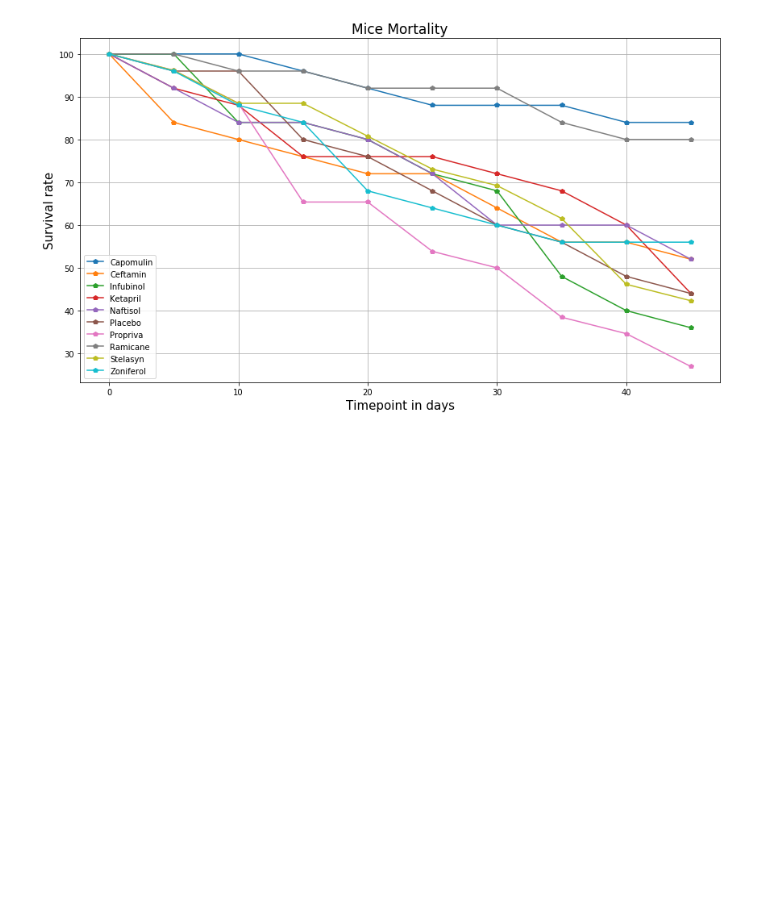
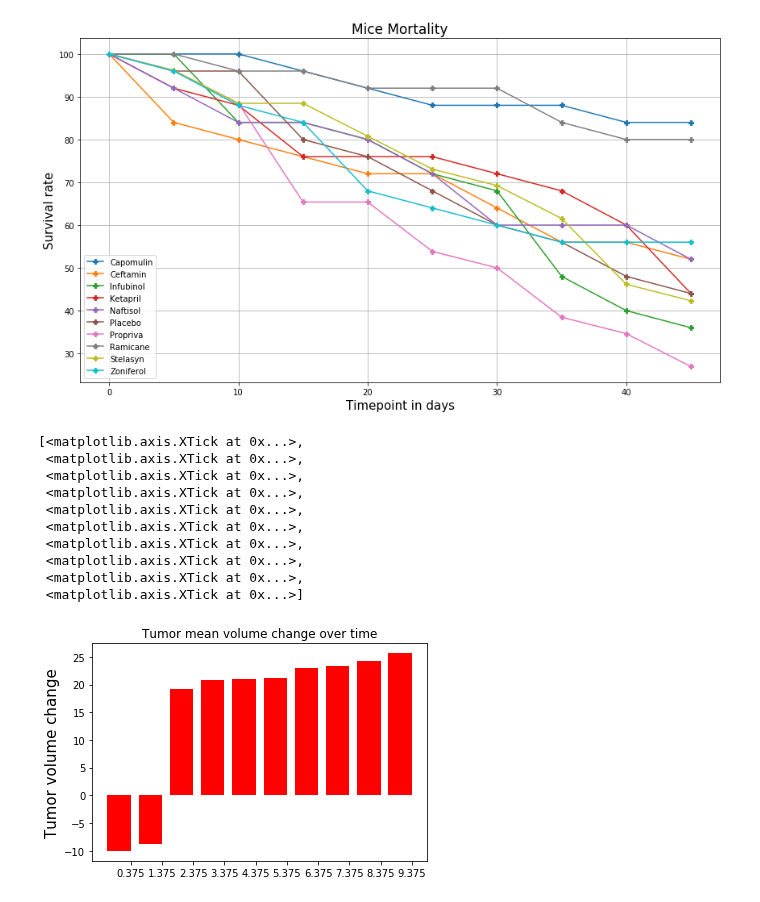
Before and after one commit to hvannia/Pymaceutical, a Jupyter notebook: pymaceuticals.ipynb, the cells around one changed output. Drawn from its saved outputs; the diff is of its cells as text; code cells hidden in the pictures; blank space fills up the shorter version.

```diff
--- a/pymaceuticals.ipynb
+++ b/pymaceuticals.ipynb
@@ -168,3 +168,32 @@ plt.savefig("Images/MiceMortaliy.png")
 plt.show()
 # %% [output]
 [figure]
+# %%
+### % TUMOR VOLUME CHANGE PER DRUG ###
+# change : max mean tumor volume - min mean tumor volume
+# negative number is reduction, positive is increment
+change= ( pivotedMeanTVdf.iloc[9,:] - pivotedMeanTVdf.iloc[0,:])
+sortedchange=change.sort_values()
+ranged=[sortedchange.max(),sortedchange.min()]
+barcount=len(sortedchange)
+ind = np.arange(barcount)  # the x locations for the groups
+width = 0.75       # the width of the bars
+# %%
+fig, ax = plt.subplots()
+rects1 = ax.bar(ind,sortedchange, width, color='r')
+ax.set_ylabel('Tumor volume change', fontsize=15)
+ax.set_title('Tumor mean volume change over time')
+ax.set_xticks(ind + width / 2)
+#ax.set_xticklabels(('G1', 'G2', 'G3', 'G4', 'G5'))
+# %% [output]
+[<matplotlib.axis.XTick at 0x...>,
+ <matplotlib.axis.XTick at 0x...>,
+ <matplotlib.axis.XTick at 0x...>,
+ <matplotlib.axis.XTick at 0x...>,
+ <matplotlib.axis.XTick at 0x...>,
+ <matplotlib.axis.XTick at 0x...>,
+ <matplotlib.axis.XTick at 0x...>,
+ <matplotlib.axis.XTick at 0x...>,
+ <matplotlib.axis.XTick at 0x...>,
+ <matplotlib.axis.XTick at 0x...>]
+[figure, added]
```
Also changed, not shown: parts of 2 cells of this notebook.
